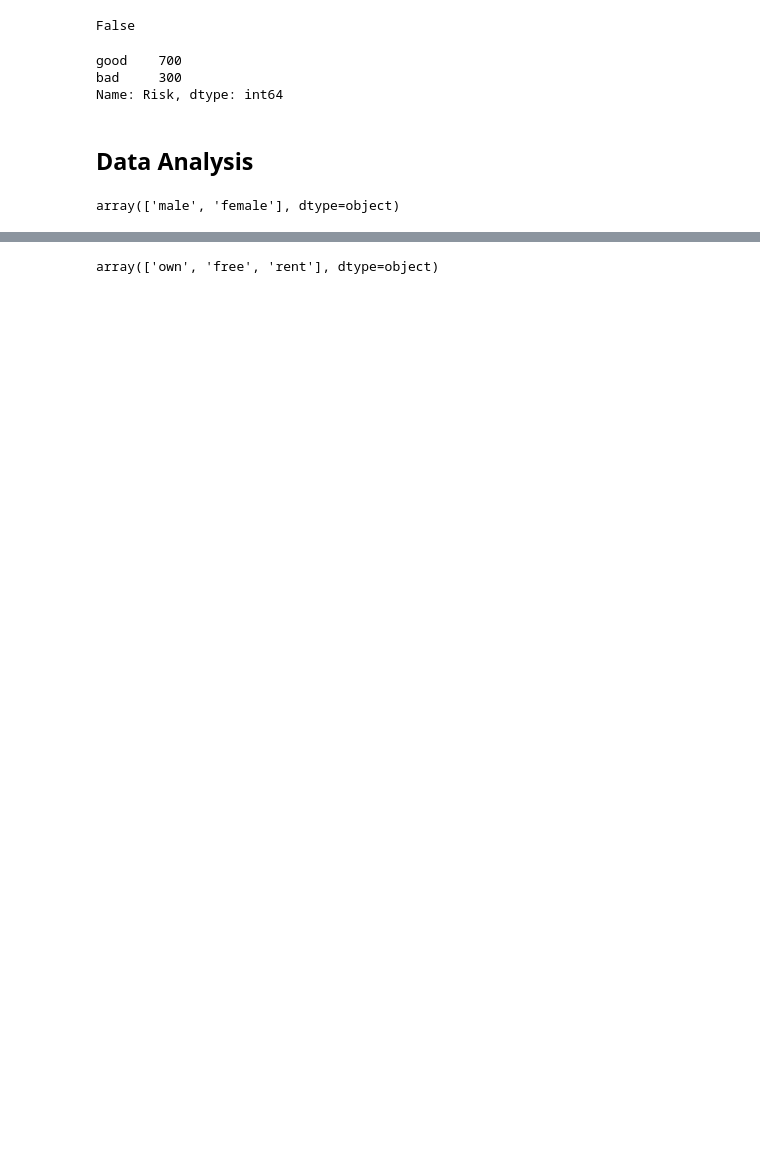
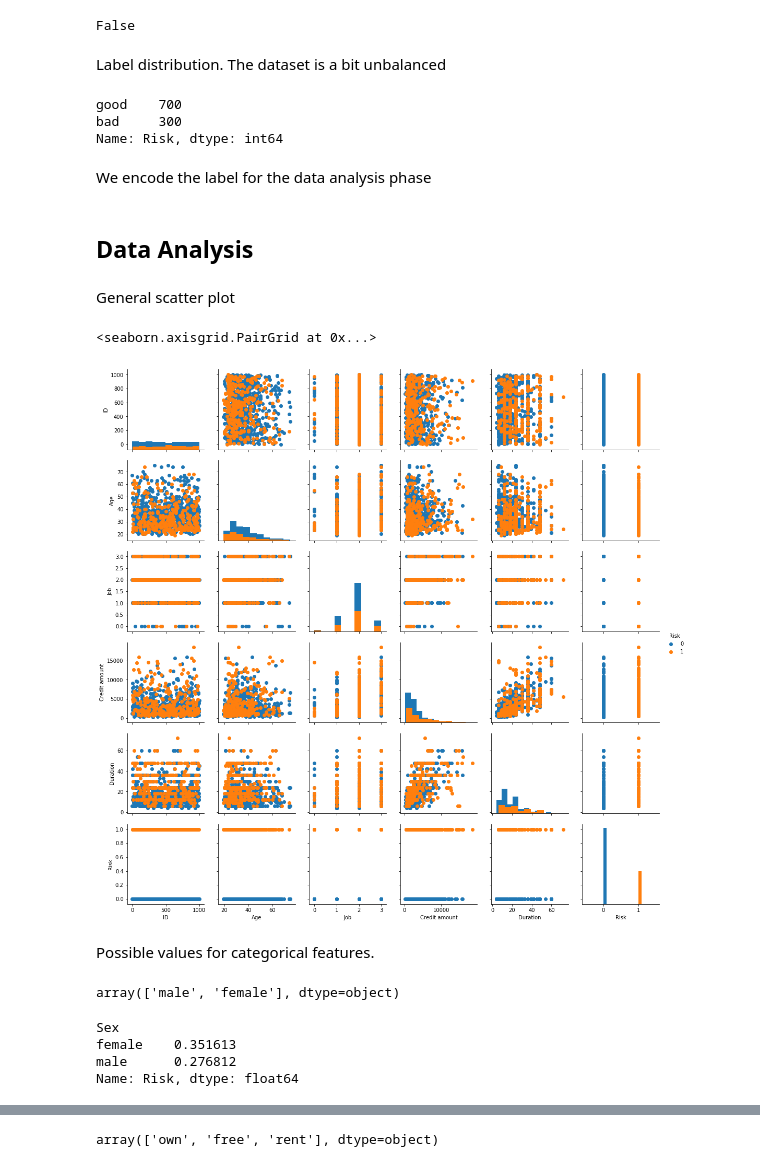
Before and after one commit to dibesa/stratio-certification-use-case, a Jupyter notebook: Notebooks/Model.ipynb, the cells around one changed output, grey strips where cells are left out. Drawn from its saved outputs; the diff is of its cells as text; code cells hidden in the pictures; blank space fills up the shorter version.

```diff
--- a/Notebooks/Model.ipynb
+++ b/Notebooks/Model.ipynb
@@ -50,9 +84,13 @@ df.shape
 df['Risk'].isnull().any()
 # %% [output]
 False
+# %% [markdown]
+Label distribution. The dataset is a bit unbalanced
 # %%
 df['Risk'].value_counts()
 # %% [output]
 good    700
 bad     300
 Name: Risk, dtype: int64
+# %% [markdown]
+We encode the label for the data analysis phase
@@ -59,6 +101,25 @@ Name: Risk, dtype: int64
 # %% [markdown]
 ## Data Analysis
+# %% [markdown]
+General scatter plot
+# %%
+g = sns.PairGrid(df, hue="Risk")
+g.map_diag(plt.hist)
+g.map_offdiag(plt.scatter)
+g.add_legend()
+# %% [output]
+<seaborn.axisgrid.PairGrid at 0x...>
+[figure, added]
+# %% [markdown]
+Possible values for categorical features.
 # %%
 df['Sex'].unique()
 # %% [output]
 array(['male', 'female'], dtype=object)
+# %%
+df.groupby('Sex').mean()['Risk']
+# %% [output]
+Sex
+female    0.351613
+male      0.276812
+Name: Risk, dtype: float64
```
Also changed, not shown: parts of 76 cells of this notebook, 1 other file.
